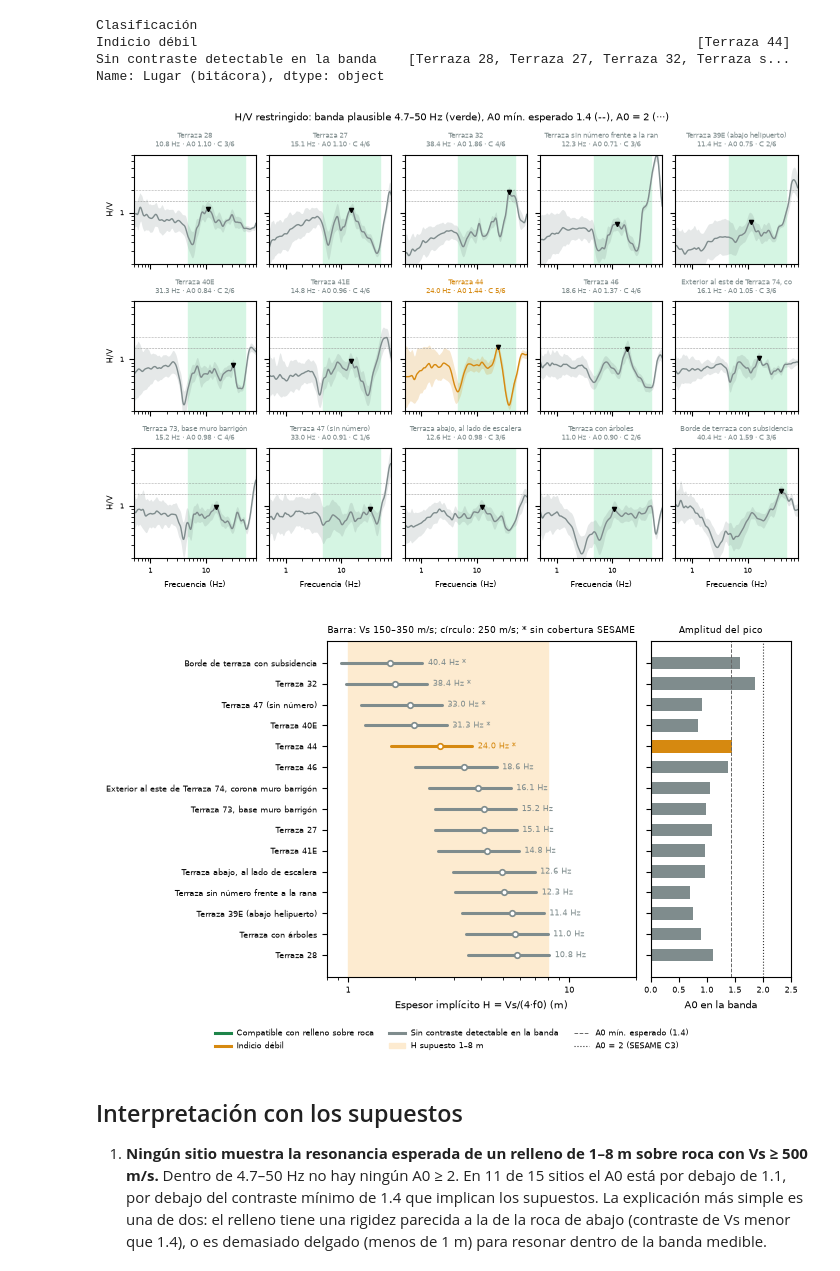
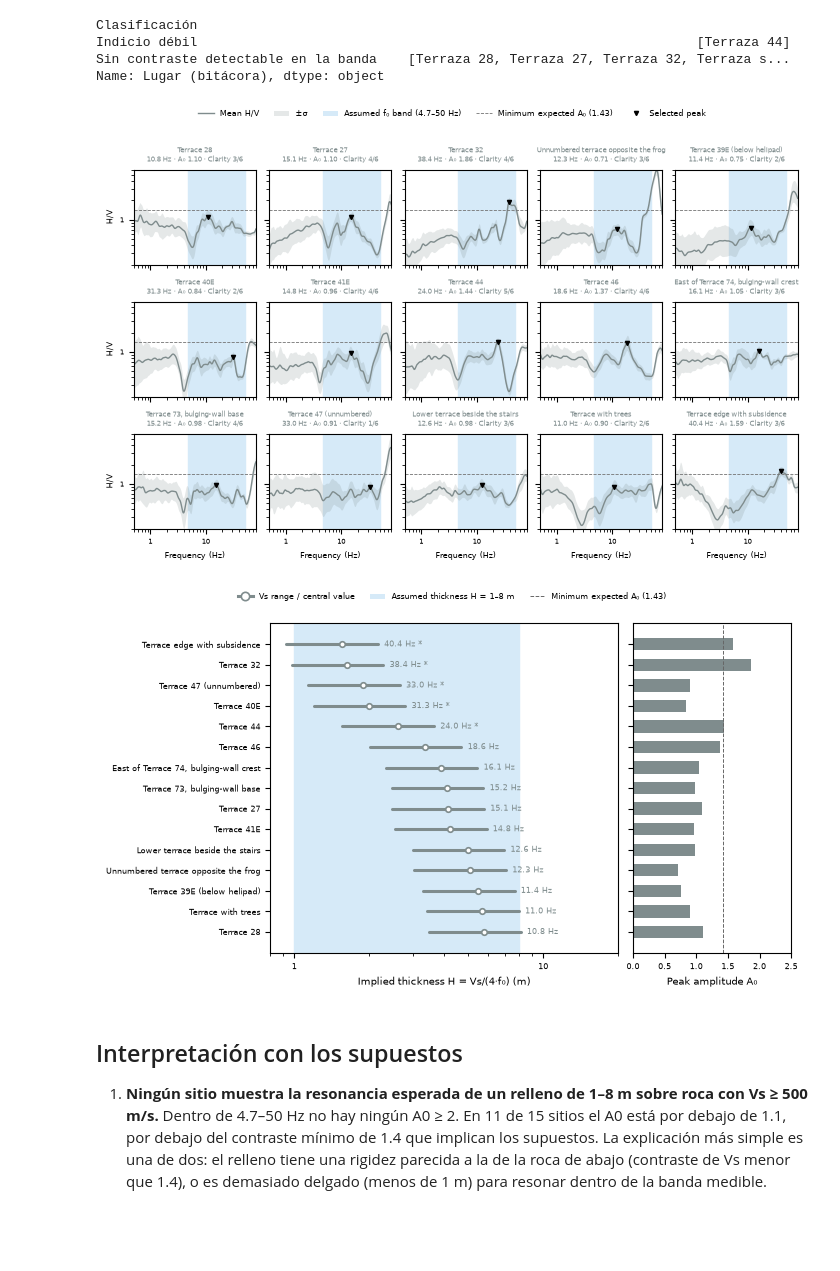
Before and after one commit to oscar-rincon/ciudad-perdida-hvsr, a Jupyter notebook: main/02_processing/hvsr_constrained_analysis.ipynb, the cells around one changed output. Cells and saved outputs as stored; diff of their text form; code cells hidden in the pictures; blank space fills up the shorter version.

```diff
--- a/main/02_processing/hvsr_constrained_analysis.ipynb
+++ b/main/02_processing/hvsr_constrained_analysis.ipynb
@@ -230,48 +230,77 @@ Indicio débil                                                                [T
 Sin contraste detectable en la banda    [Terraza 28, Terraza 27, Terraza 32, Terraza s...
 Name: Lugar (bitácora), dtype: object
 # %%
-CLASS_COLORS = {'Compatible con relleno sobre roca': '#1e8449', 'Indicio débil': '#d68910',
+CLASS_COLORS = {'Compatible con relleno sobre roca': '#1e8449', 'Indicio débil': '#7f8c8d',
                 'Sin contraste detectable en la banda': '#7f8c8d'}
+SITE_NAMES_EN = {
+    'Terraza 28': 'Terrace 28',
+    'Terraza 27': 'Terrace 27',
+    'Terraza 32': 'Terrace 32',
+    'Terraza sin número frente a la rana': 'Unnumbered terrace opposite the frog',
+    'Terraza 39E (abajo helipuerto)': 'Terrace 39E (below helipad)',
+    'Terraza 40E': 'Terrace 40E',
+    'Terraza 41E': 'Terrace 41E',
+    'Terraza 44': 'Terrace 44',
+    'Terraza 46': 'Terrace 46',
+    'Exterior al este de Terraza 74, corona muro barrigón': 'East of Terrace 74, bulging-wall crest',
+    'Terraza 73, base muro barrigón': 'Terrace 73, bulging-wall base',
+    'Terraza 47 (sin número)': 'Terrace 47 (unnumbered)',
+    'Terraza abajo, al lado de escalera': 'Lower terrace beside the stairs',
+    'Terraza con árboles': 'Terrace with trees',
+    'Borde de terraza con subsidencia': 'Terrace edge with subsidence',
+}
 n = len(table); ncols = 5; nrows = int(np.ceil(n / ncols))
 with plt.rc_context({'font.size': 6, 'xtick.labelsize': 5, 'ytick.labelsize': 5}):
     fig, axes = plt.subplots(nrows, ncols, figsize=(7.0, 1.45 * nrows + 0.5), sharex=True, sharey=True, layout='constrained')
     for ax, (_, r) in zip(axes.flat, table.iterrows()):
         f, mean, std = curves[r['Lugar (bitácora)']]
         color = CLASS_COLORS[r['Clasificación']]
-        ax.axvspan(F_LO, F_HI, color='#d5f5e3', zorder=0)
+        ax.axvspan(F_LO, F_HI, color='#d6eaf8', zorder=0)
         ax.fill_between(f, mean / np.exp(std), mean * np.exp(std), color=color, alpha=0.2, lw=0)
         ax.plot(f, mean, color=color, lw=1.0)
-        ax.axhline(2, color='0.4', lw=0.4, ls=':'); ax.axhline(A0_MIN_EXPECTED, color='0.6', lw=0.4, ls='--')
+        ax.axhline(A0_MIN_EXPECTED, color='0.45', lw=0.6, ls='--')
         ax.plot(r['f0_banda_Hz'], r['A0_banda'], 'v', color='k', ms=3)
         if np.isfinite(r['Altura_muro_m']):
             ax.axvspan(VS_FILL[0] / (4 * r['Altura_muro_m']), VS_FILL[2] / (4 * r['Altura_muro_m']),
                        color='none', hatch='///', edgecolor='#2471a3', lw=0)
-        ax.set_title(f"{r['Lugar (bitácora)'][:34]}\n{r['f0_banda_Hz']:.1f} Hz · A0 {r['A0_banda']:.2f} · C {r['Claridad']}/6",
+        site_name = SITE_NAMES_EN[r['Lugar (bitácora)']]
+        ax.set_title(f"{site_name}\n{r['f0_banda_Hz']:.1f} Hz · A₀ {r['A0_banda']:.2f} · Clarity {r['Claridad']}/6",
                      fontsize=5.2, color=color)
         ax.set_xscale('log'); ax.set_yscale('log'); ax.set_xlim(0.5, 80); ax.set_ylim(0.2, 6)
         ax.xaxis.set_major_formatter(plt.FuncFormatter(lambda v, _: f'{v:g}'))
         ax.yaxis.set_major_formatter(plt.FuncFormatter(lambda v, _: f'{v:g}'))
         ax.yaxis.set_minor_formatter(plt.NullFormatter())
     for ax in axes.flat[n:]:
         ax.axis('off')
     for ax in axes[-1]:
-        ax.set_xlabel('Frecuencia (Hz)')
+        ax.set_xlabel('Frequency (Hz)')
     for ax in axes[:, 0]:
         ax.set_ylabel('H/V')
-    fig.suptitle(f'H/V restringido: banda plausible {F_LO:.1f}–{F_HI:.0f} Hz (verde), '
-                 f'A0 mín. esperado {A0_MIN_EXPECTED:.1f} (--), A0 = 2 (···)', fontsize=7)
+    from matplotlib.lines import Line2D
+    from matplotlib.patches import Patch
+    panel_handles = [
+        Line2D([], [], color='#7f8c8d', lw=1.0, label='Mean H/V'),
+        Patch(facecolor='#7f8c8d', alpha=0.2, label='±σ'),
+        Patch(facecolor='#d6eaf8', label=f'Assumed f₀ band ({F_LO:.1f}–{F_HI:.0f} Hz)'),
+        Line2D([], [], color='0.45', lw=0.6, ls='--', label=f'Minimum expected A₀ ({A0_MIN_EXPECTED:.2f})'),
+        Line2D([], [], color='k', marker='v', ls='None', ms=3, label='Selected peak'),
+    ]
+    fig.legend(handles=panel_handles, loc='outside upper center', ncol=5, frameon=False, fontsize=5.5)
+    fig.get_layout_engine().set(rect=(0.0, 0.06, 1.0, 0.92))
+    #fig.text(0.5, 0.008, 'Figure 1. Shading marks the assumed resonance-frequency band; the dashed line marks the minimum amplitude expected for the assumed impedance contrast.',
+    #         ha='center', va='bottom', fontsize=5.5)
     for ext in ('png', 'pdf', 'svg'):
         fig.savefig(OUTPUT_DIR / f'constrained_hvsr_panels.{ext}', dpi=300, bbox_inches='tight')
     plt.show()
 # %% [output]
-[figure, old version]
+[figure, new version]
 # %%
 order = table.sort_values('H_Vs250_m').reset_index(drop=True)
 with plt.rc_context({'font.size': 7, 'xtick.labelsize': 6, 'ytick.labelsize': 6, 'legend.fontsize': 6}):
     fig, (ax, axa) = plt.subplots(1, 2, figsize=(7.0, 4.3), sharey=True, layout='constrained',
                                   gridspec_kw={'width_ratios': [2.2, 1]})
     y = np.arange(len(order))
-    ax.axvspan(*H_RANGE, color='#fdebd0', zorder=0, label='H supuesto 1–8 m')
+    ax.axvspan(*H_RANGE, color='#d6eaf8', zorder=0, label='H supuesto 1–8 m')
     for k, r in order.iterrows():
         color = CLASS_COLORS[r['Clasificación']]
         ax.plot([r['H_Vs150_m'], r['H_Vs350_m']], [k, k], color=color, lw=2.2, solid_capstyle='round')
@@ -283,22 +312,31 @@ with plt.rc_context({'font.size': 7, 'xtick.labelsize': 6, 'ytick.labelsize': 6,
         axa.barh(k, r['A0_banda'], color=color, height=0.6)
     ax.set_xscale('log'); ax.set_xlim(0.8, 20)
     ax.xaxis.set_major_formatter(plt.FuncFormatter(lambda v, _: f'{v:g}'))
-    ax.set_yticks(y); ax.set_yticklabels(order['Lugar (bitácora)'], fontsize=5.5)
+    ax.set_yticks(y); ax.set_yticklabels(
+        [SITE_NAMES_EN[name] for name in order['Lugar (bitácora)']], fontsize=5.5)
     ax.invert_yaxis()
-    ax.set_xlabel('Espesor implícito H = Vs/(4·f0) (m)')
-    ax.set_title('Barra: Vs 150–350 m/s; círculo: 250 m/s; * sin cobertura SESAME', fontsize=6.5)
+    ax.set_xlabel('Implied thickness H = Vs/(4·f₀) (m)')
     axa.axvline(A0_MIN_EXPECTED, color='0.4', ls='--', lw=0.7, label=f'A0 mín. esperado ({A0_MIN_EXPECTED:.1f})')
-    axa.axvline(2, color='0.2', ls=':', lw=0.8, label='A0 = 2 (SESAME C3)')
-    axa.set_xlim(0, 2.5); axa.set_xlabel('A0 en la banda'); axa.set_title('Amplitud del pico', fontsize=6.5)
-    handles = [plt.Line2D([], [], color=c, lw=2.2, label=k) for k, c in CLASS_COLORS.items()]
-    handles += [plt.Rectangle((0, 0), 1, 1, color='#fdebd0', label='H supuesto 1–8 m')]
-    handles += axa.get_legend_handles_labels()[0]
-    fig.legend(handles=handles, loc='outside lower center', ncol=3, frameon=False, fontsize=5.5)
+    axa.set_xlim(0, 2.5); axa.set_xlabel('Peak amplitude A₀')
+    from matplotlib.lines import Line2D
+    from matplotlib.patches import Patch
+    handles = [
+        #Line2D([], [], color='#1e8449', lw=2.2),#, label='Compatible with fill over rock'
+        #Line2D([], [], color='#7f8c8d', lw=2.2),#, label='No detectable contrast / weak indication'
+        Line2D([], [], color='#7f8c8d', lw=2.2, marker='o', markerfacecolor='white',
+               markeredgewidth=1.2, label='Vs range / central value'),
+        Patch(facecolor='#d6eaf8', label='Assumed thickness H = 1–8 m'),
+        Line2D([], [], color='0.4', lw=0.7, ls='--', label=f'Minimum expected A₀ ({A0_MIN_EXPECTED:.2f})'),
+    ]
+    fig.legend(handles=handles, loc='outside upper center', ncol=3, frameon=False, fontsize=5.5)
+    fig.get_layout_engine().set(rect=(0.0, 0.07, 1.0, 0.92))
+    # fig.text(0.5, 0.008, 'Figure 2. Bars show implied thickness for Vs = 150–350 m/s; open circles mark Vs = 250 m/s. Asterisks indicate incomplete SESAME frequency coverage.',
+    #          ha='center', va='bottom', fontsize=5.5)
     for ext in ('png', 'pdf', 'svg'):
         fig.savefig(OUTPUT_DIR / f'constrained_f0_thickness.{ext}', dpi=300, bbox_inches='tight')
     plt.show()
 # %% [output]
-[figure, old version]
+[figure, new version]
 # %% [markdown]
 ## Interpretación con los supuestos
 
```
Also changed, not shown: 15 other files.
